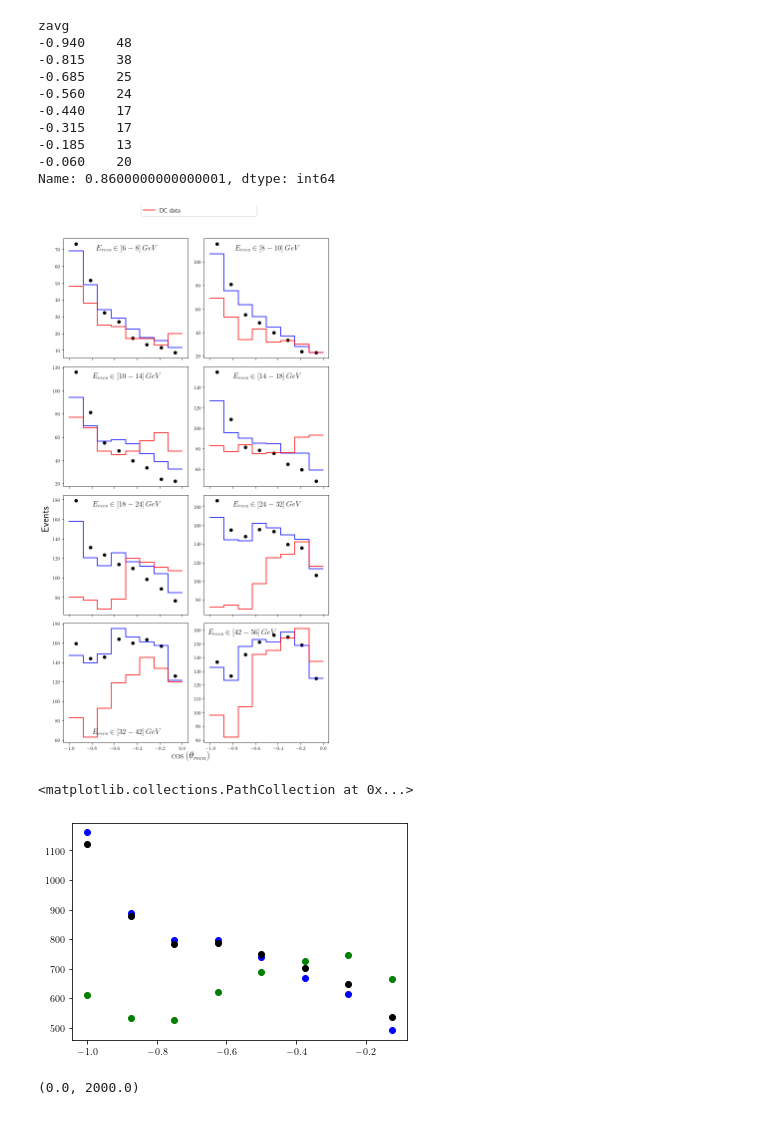
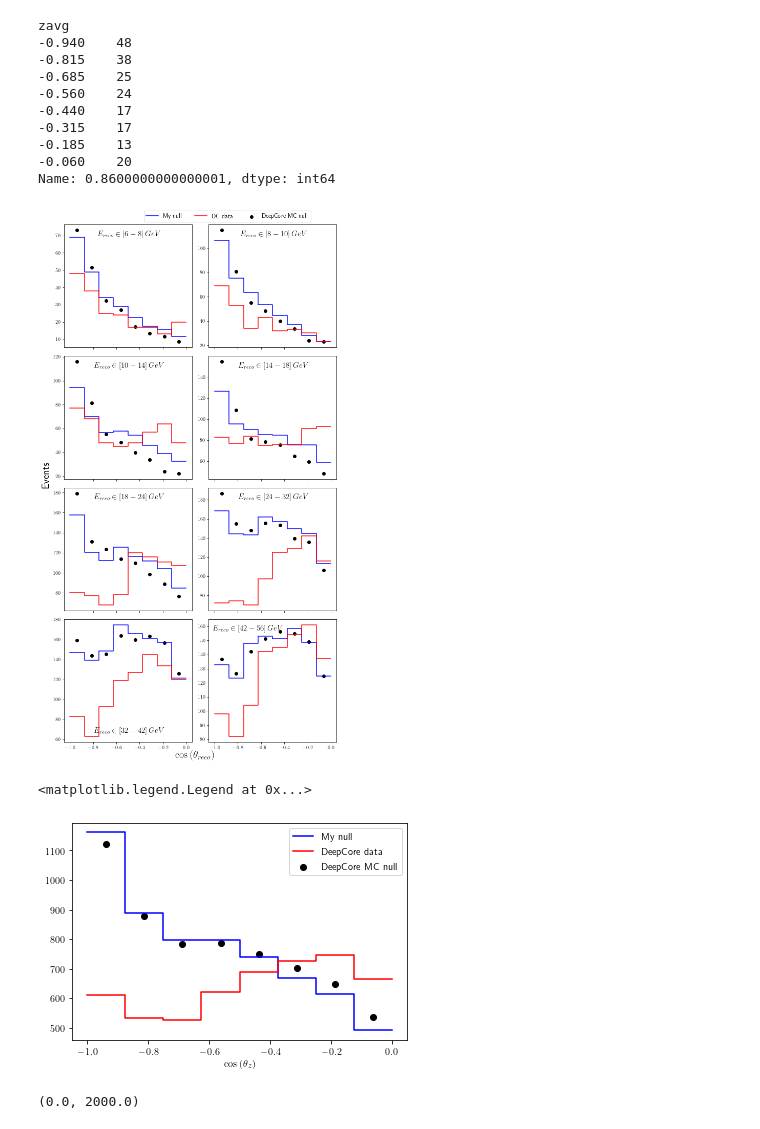
Before and after one commit to Sjoeborg/thesis, a Jupyter notebook: notebooks/DC/inspectDataDC.ipynb, the cells around one changed output. Cells and saved outputs as stored; diff of their text form; code cells hidden in the pictures.

```diff
--- a/notebooks/DC/inspectDataDC.ipynb
+++ b/notebooks/DC/inspectDataDC.ipynb
@@ -142,12 +142,12 @@ for i in range(8):
     ax[i].scatter(zreco_midpoints, MC_list[i], label='DeepCore MC null', color='black')
     ax[i].set_title(rf'$E_{{reco}} \in [{Ebins[i]}-{Ebins[i+1]}] \, GeV$',x = title_pos[i][0], y = title_pos[i][1], fontsize=15)
 handles, labels = ax[0].get_legend_handles_labels()
-fig.legend(handles, labels, loc=(0.35,0.98), ncol=2, fontsize=12)
+fig.legend(handles, labels, loc=(0.35,0.97), ncol=3, fontsize=12)
 fig.suptitle(r'$\cos{(\theta_{{reco}})}$',y=0.01,fontsize=20)
 fig.tight_layout()
-_=ax[4].set_ylabel('Events', fontsize=20, x=-1.1,y=0.8)
+_=ax[4].set_ylabel('Events', fontsize=20, x=-1.1,y=1.1)
 # %% [output]
-[figure, old version]
+[figure, new version]
 # %%
 res_E = np.sum(res,axis=0)
 res_z = np.sum(res,axis=1)
@@ -161,13 +161,14 @@ data2015_E = np.sum(DC2015_event_data().events,axis=0).values
 data2015_z = np.sum(DC2015_event_data().events,axis=1).values
 # %%
 norms = leastsq(lambda x:x*res_z-MC2015_z, x0=10)[0]
-plt.scatter(zreco[0:-1], res_z*norms, label='My null', color='blue')
-plt.scatter(zreco[0:-1], MC2015_z, label='DeepCore MC null', color='black')
-plt.scatter(zreco[0:-1], data2015_z, label='DeepCore data', color='red')
+plt.step(zreco, to_hist(res_z*norms), label='My null', color='blue',where='post')
+plt.scatter(zreco_midpoints, MC2015_z, label='DeepCore MC null', color='black')
+plt.step(zreco, to_hist(data2015_z), label='DeepCore data', color='red',where='post')
+plt.xlabel(r'$\cos{(\theta_z)}$')
 plt.legend()
 # %% [output]
-<matplotlib.collections.PathCollection at 0x...>
+<matplotlib.legend.Legend at 0x...>
-[figure, old version]
+[figure, new version]
 # %%
 norms = leastsq(lambda x:x*res_E-MC2015_E, x0=10)[0]
 plt.scatter(Ereco[0:-1], res_E*norms, label='My null', color='blue')
```
Also changed, not shown: 10 other files.
